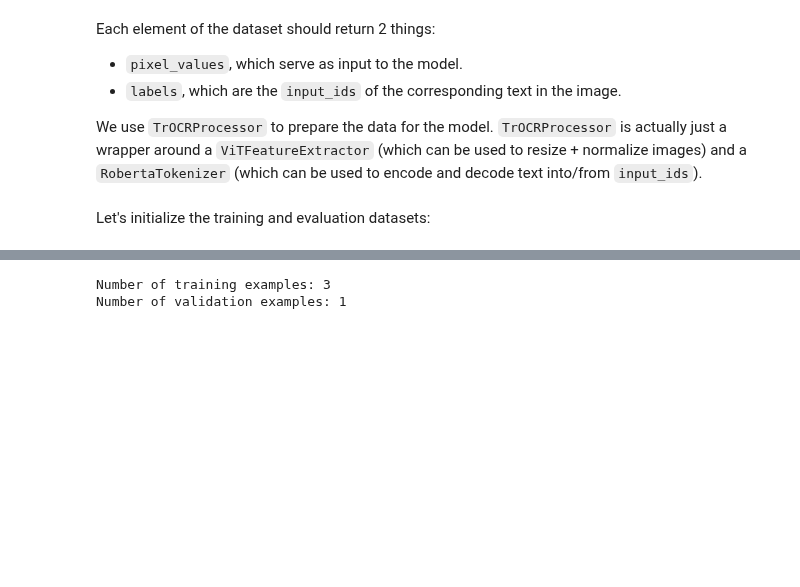
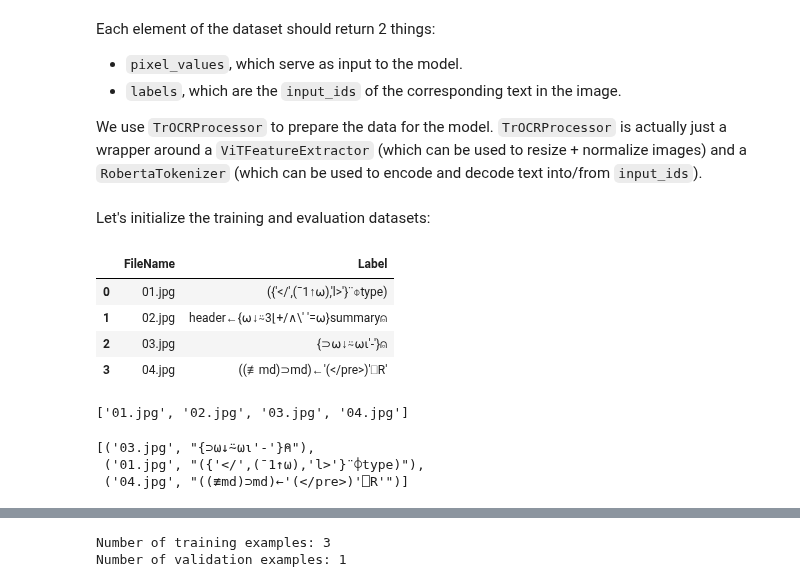
Before and after one commit to A-Team-Name/ocr-model-training, a Jupyter notebook: src/_examples/Fine_tune_TrOCR_on_IAM_Handwriting_Database_using_native_PyTorch.ipynb, the cells around one changed output, grey strips where cells are left out. Saved outputs shown, nothing was run; the diff lists cells and outputs as text; code cells hidden in the pictures; blank space fills up the shorter version.

```diff
--- a/src/_examples/Fine_tune_TrOCR_on_IAM_Handwriting_Database_using_native_PyTorch.ipynb
+++ b/src/_examples/Fine_tune_TrOCR_on_IAM_Handwriting_Database_using_native_PyTorch.ipynb
@@ -197,9 +200,21 @@ class HandwrittenTextDataset(Dataset):
         return text_image_tensor.squeeze(), labels_tensor
 # %% [markdown]
 Let's initialize the training and evaluation datasets:
+# %%
+dataset_df
+# %% [output]
+|  | FileName | Label |
+| 0 | 01.jpg | ({'</',(¯1↑⍵),'l>'}¨⌽type) |
+| 1 | 02.jpg | header←{⍵↓⍨3⌊+/∧\' '=⍵}summary⍝ |
+| 2 | 03.jpg | {⊃⍵↓⍨⍵⍳'-'}⍝ |
+| 3 | 04.jpg | ((≢md)⊃md)←'(</pre>)'⎕R' |
 # %%
 filenames: list[str] = dataset_df["FileName"].to_list()
 label_strings: list[str] = dataset_df["Label"].to_list()
+# %%
+filenames
+# %% [output]
+['01.jpg', '02.jpg', '03.jpg', '04.jpg']
 # %%
 train_file_label_pairs: list[tuple[str, str]]
 test_file_label_pairs: list[tuple[str, str]]
@@ -217,6 +232,12 @@ train_file_label_pairs, test_file_label_pairs = train_test_split(
 
 train_filenames, train_label_strings = list(zip(*train_file_label_pairs))
 test_filenames, test_label_strings = list(zip(*test_file_label_pairs))
+# %%
+train_file_label_pairs
+# %% [output]
+[('03.jpg', "{⊃⍵↓⍨⍵⍳'-'}⍝"),
+ ('01.jpg', "({'</',(¯1↑⍵),'l>'}¨⌽type)"),
+ ('04.jpg', "((≢md)⊃md)←'(</pre>)'⎕R'")]
 # %%
 print(train_filenames, train_label_strings)
 print(test_filenames, test_label_strings)
```
Also changed, not shown: parts of 9 cells of this notebook, 8 other files.
